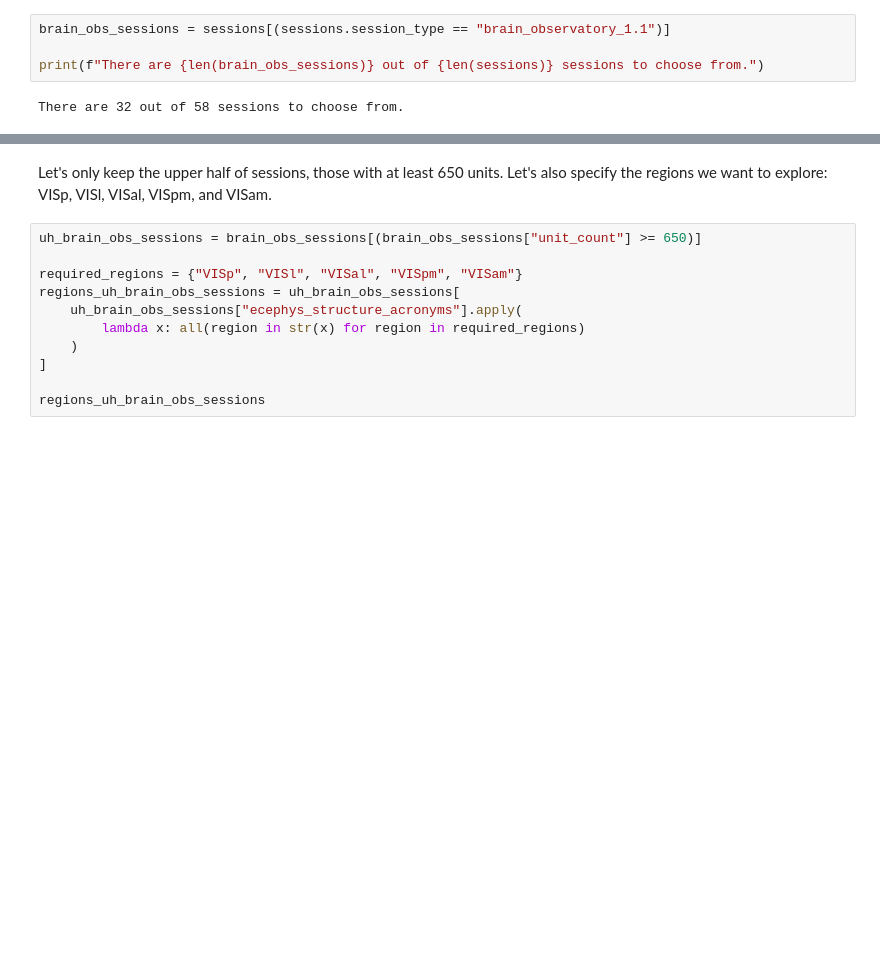
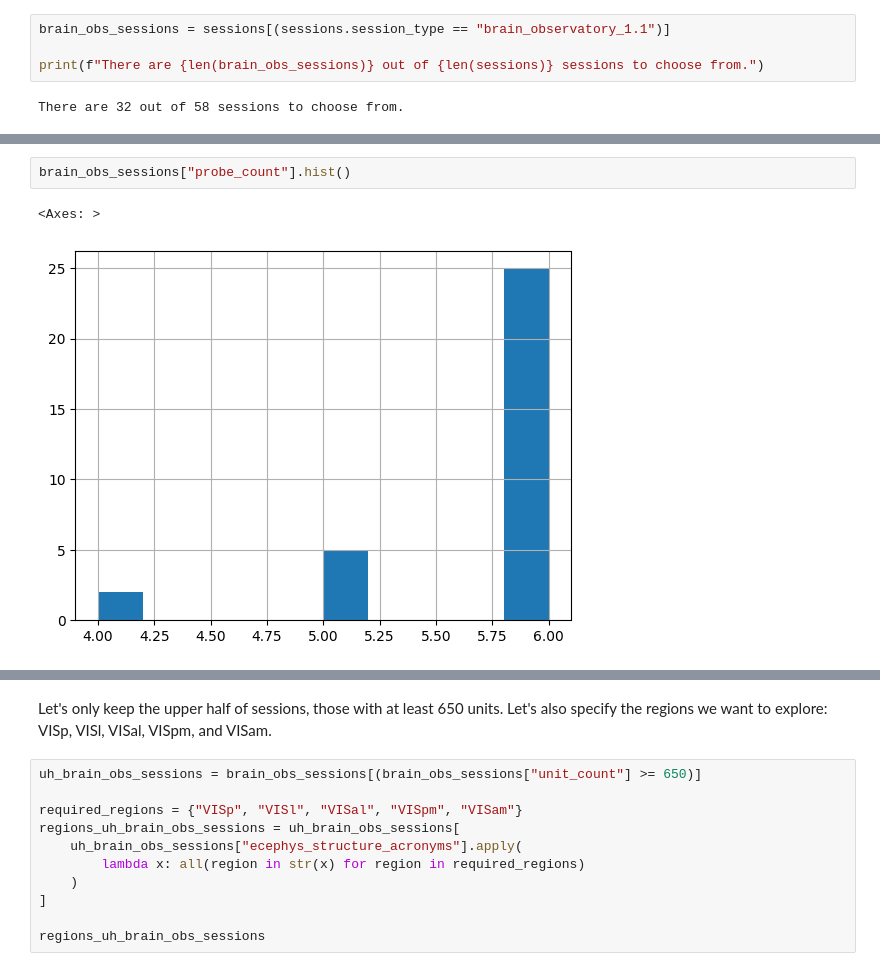
Before and after one commit to tebe-nigrelli/MMN-Group-Project, a Jupyter notebook: first.ipynb, the cells around one changed output, grey strips where cells are left out. Drawn from its saved outputs; the diff is of its cells as text; blank space fills up the shorter version.

```diff
--- a/first.ipynb
+++ b/first.ipynb
@@ -40,0 +70,5 @@ Name: unit_count, dtype: float64
+# %%
+brain_obs_sessions["probe_count"].hist()
+# %% [output]
+<Axes: >
+[figure, added]
```
Also changed, not shown: parts of 12 cells of this notebook.
